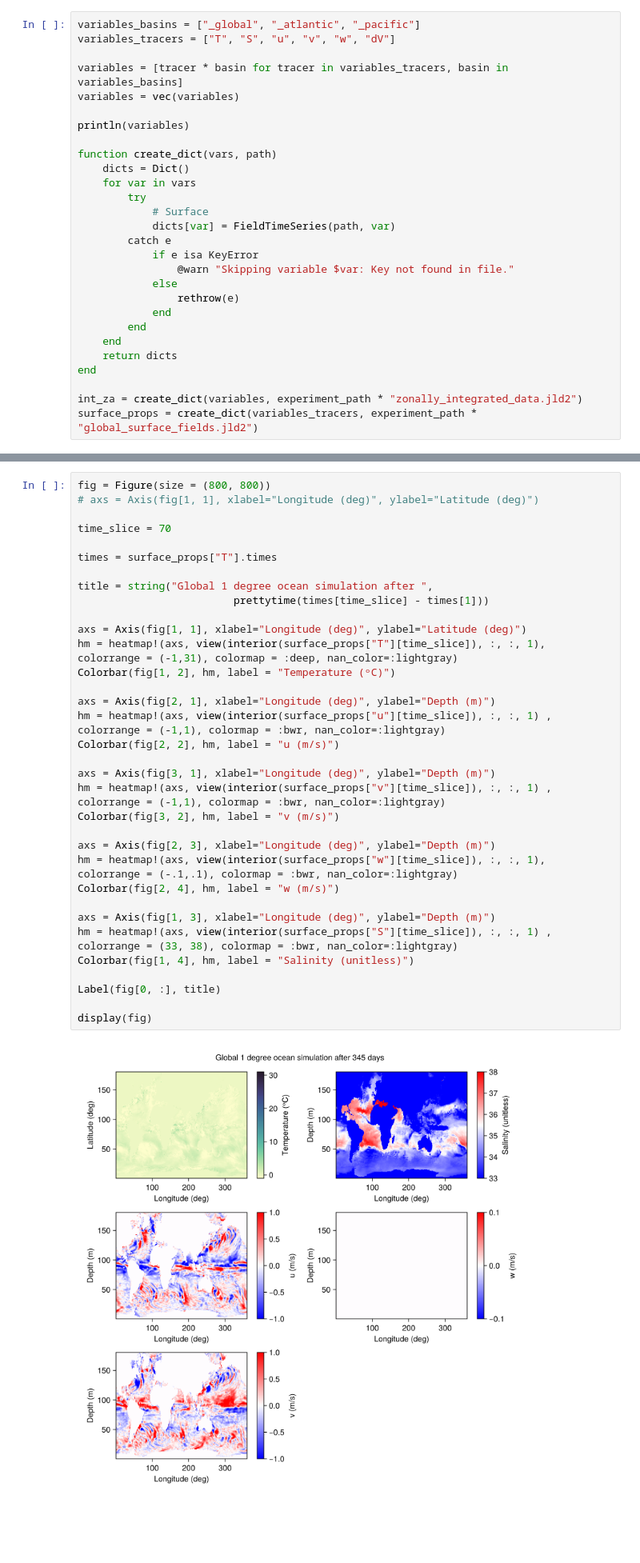
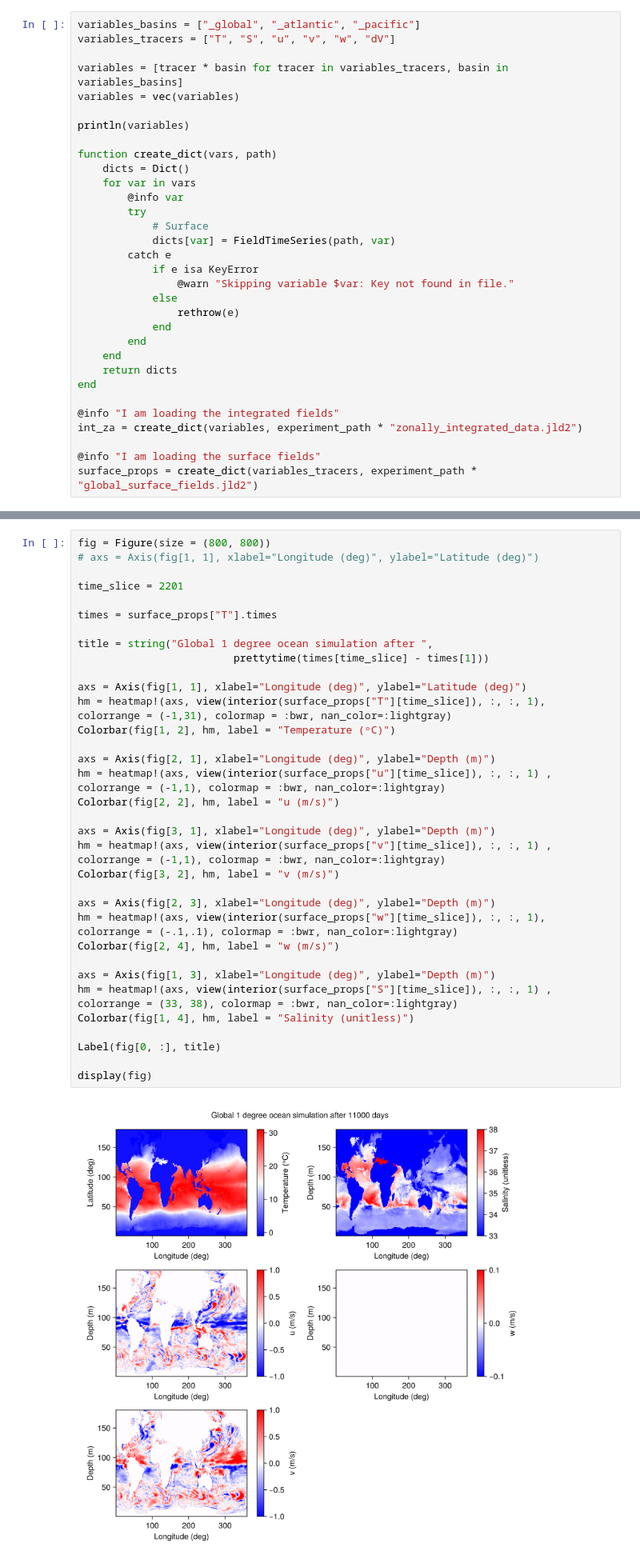
Before and after one commit to taimoorsohail/ocean-ensembles, a Jupyter notebook: notebooks/GPU_run_check.ipynb, the cells around one changed output, grey strips where cells are left out. Shown at 80% size. Saved outputs shown, nothing was run; the diff lists cells and outputs as text; blank space fills up the shorter version.

```diff
--- a/notebooks/GPU_run_check.ipynb
+++ b/notebooks/GPU_run_check.ipynb
@@ -46,6 +30,7 @@ println(variables)
 function create_dict(vars, path)
     dicts = Dict()
     for var in vars
+        @info var
         try
             # Surface
             dicts[var] = FieldTimeSeries(path, var)
@@ -60,6 +45,9 @@ function create_dict(vars, path)
     return dicts
 end
 
+@info "I am loading the integrated fields"
 int_za = create_dict(variables, experiment_path * "zonally_integrated_data.jld2")
+
+@info "I am loading the surface fields"
 surface_props = create_dict(variables_tracers, experiment_path * "global_surface_fields.jld2")
 # %% [output]
@@ -70,36 +103,36 @@ surface_props = create_dict(variables_tracers, experiment_path * "global_surface
 fig = Figure(size = (800, 800))
 # axs = Axis(fig[1, 1], xlabel="Longitude (deg)", ylabel="Latitude (deg)")
 
-time_slice = 70
+time_slice = 2201
 
 times = surface_props["T"].times
 
 title = string("Global 1 degree ocean simulation after ",
                          prettytime(times[time_slice] - times[1]))
 
 axs = Axis(fig[1, 1], xlabel="Longitude (deg)", ylabel="Latitude (deg)")
-hm = heatmap!(axs, view(interior(surface_props["T"][time_slice]), :, :, 1), colorrange = (-1,31), colormap = :deep, nan_color=:lightgray)
+hm = heatmap!(axs, view(interior(surface_props["T"][time_slice]), :, :, 1), colorrange = (-1,31), colormap = :bwr, nan_color=:lightgray)
 Colorbar(fig[1, 2], hm, label = "Temperature (ᵒC)")
 
 axs = Axis(fig[2, 1], xlabel="Longitude (deg)", ylabel="Depth (m)")
 hm = heatmap!(axs, view(interior(surface_props["u"][time_slice]), :, :, 1) , colorrange = (-1,1), colormap = :bwr, nan_color=:lightgray)
 Colorbar(fig[2, 2], hm, label = "u (m/s)")
 
 axs = Axis(fig[3, 1], xlabel="Longitude (deg)", ylabel="Depth (m)")
 hm = heatmap!(axs, view(interior(surface_props["v"][time_slice]), :, :, 1) , colorrange = (-1,1), colormap = :bwr, nan_color=:lightgray)
 Colorbar(fig[3, 2], hm, label = "v (m/s)")
 
 axs = Axis(fig[2, 3], xlabel="Longitude (deg)", ylabel="Depth (m)")
 hm = heatmap!(axs, view(interior(surface_props["w"][time_slice]), :, :, 1), colorrange = (-.1,.1), colormap = :bwr, nan_color=:lightgray)
 Colorbar(fig[2, 4], hm, label = "w (m/s)")
 
 axs = Axis(fig[1, 3], xlabel="Longitude (deg)", ylabel="Depth (m)")
 hm = heatmap!(axs, view(interior(surface_props["S"][time_slice]), :, :, 1) , colorrange = (33, 38), colormap = :bwr, nan_color=:lightgray)
 Colorbar(fig[1, 4], hm, label = "Salinity (unitless)")
 
 Label(fig[0, :], title)
 
 display(fig)
 # %% [output]
-[figure, old version]
+[figure, new version]
 CairoMakie.Screen{IMAGE}
```
Also changed, not shown: parts of 24 cells of this notebook.
